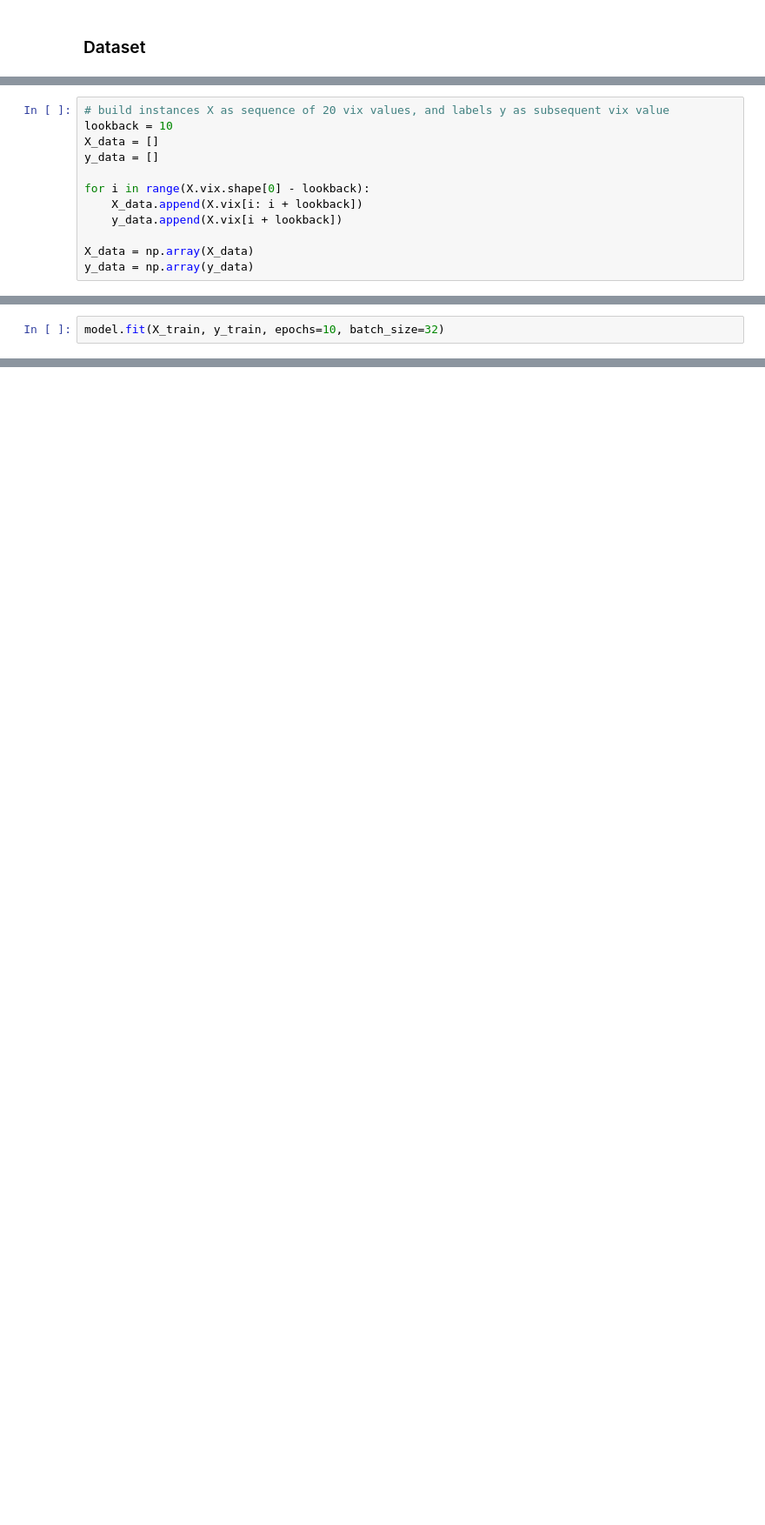
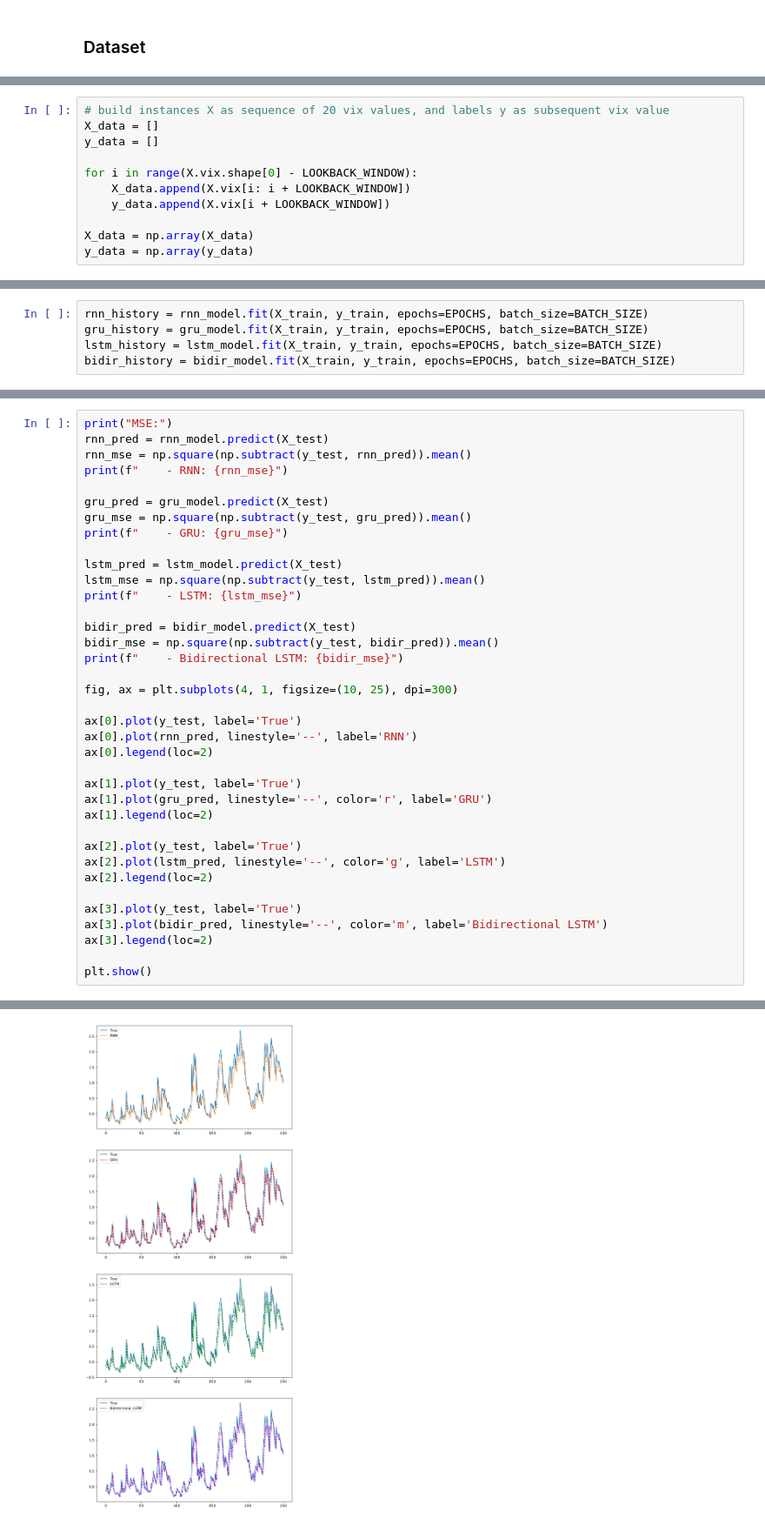
Before and after one commit to gittmp/sustainable-risk-modelling, a Jupyter notebook: Program/risk-forecasting.ipynb, the cells around one changed output, grey strips where cells are left out. Shown at 87% size. Cells and saved outputs as stored; diff of their text form; blank space fills up the shorter version.

Commit message:
implemented simple RNN, GRU, and LSTM networks to compare prediction capabilities

```diff
--- a/Program/risk-forecasting.ipynb
+++ b/Program/risk-forecasting.ipynb
@@ -87,12 +111,11 @@ plt.show()
 # %%
 # build instances X as sequence of 20 vix values, and labels y as subsequent vix value
-lookback = 10
 X_data = []
 y_data = []
 
-for i in range(X.vix.shape[0] - lookback):
-    X_data.append(X.vix[i: i + lookback])
-    y_data.append(X.vix[i + lookback])
+for i in range(X.vix.shape[0] - LOOKBACK_WINDOW):
+    X_data.append(X.vix[i: i + LOOKBACK_WINDOW])
+    y_data.append(X.vix[i + LOOKBACK_WINDOW])
 
 X_data = np.array(X_data)
 y_data = np.array(y_data)
@@ -122,2 +140,0 @@ model.compile(loss='mae', optimizer='adam')
-# %%
-model.fit(X_train, y_train, epochs=10, batch_size=32)
@@ -155,0 +175,5 @@ plt.show()
+# %%
+rnn_history = rnn_model.fit(X_train, y_train, epochs=EPOCHS, batch_size=BATCH_SIZE)
+gru_history = gru_model.fit(X_train, y_train, epochs=EPOCHS, batch_size=BATCH_SIZE)
+lstm_history = lstm_model.fit(X_train, y_train, epochs=EPOCHS, batch_size=BATCH_SIZE)
+bidir_history = bidir_model.fit(X_train, y_train, epochs=EPOCHS, batch_size=BATCH_SIZE)
@@ -155,0 +198,38 @@ plt.show()
+# %%
+print("MSE:")
+rnn_pred = rnn_model.predict(X_test)
+rnn_mse = np.square(np.subtract(y_test, rnn_pred)).mean()
+print(f"    - RNN: {rnn_mse}")
+
+gru_pred = gru_model.predict(X_test)
+gru_mse = np.square(np.subtract(y_test, gru_pred)).mean()
+print(f"    - GRU: {gru_mse}")
+
+lstm_pred = lstm_model.predict(X_test)
+lstm_mse = np.square(np.subtract(y_test, lstm_pred)).mean()
+print(f"    - LSTM: {lstm_mse}")
+
+bidir_pred = bidir_model.predict(X_test)
+bidir_mse = np.square(np.subtract(y_test, bidir_pred)).mean()
+print(f"    - Bidirectional LSTM: {bidir_mse}")
+
+fig, ax = plt.subplots(4, 1, figsize=(10, 25), dpi=300)
+
+ax[0].plot(y_test, label='True')
+ax[0].plot(rnn_pred, linestyle='--', label='RNN')
+ax[0].legend(loc=2)
+
+ax[1].plot(y_test, label='True')
+ax[1].plot(gru_pred, linestyle='--', color='r', label='GRU')
+ax[1].legend(loc=2)
+
+ax[2].plot(y_test, label='True')
+ax[2].plot(lstm_pred, linestyle='--', color='g', label='LSTM')
+ax[2].legend(loc=2)
+
+ax[3].plot(y_test, label='True')
+ax[3].plot(bidir_pred, linestyle='--', color='m', label='Bidirectional LSTM')
+ax[3].legend(loc=2)
+
+plt.show()
+# %% [output]
@@ -155,0 +241 @@ plt.show()
+[figure, added]
```
Also changed, not shown: parts of 13 cells of this notebook.
